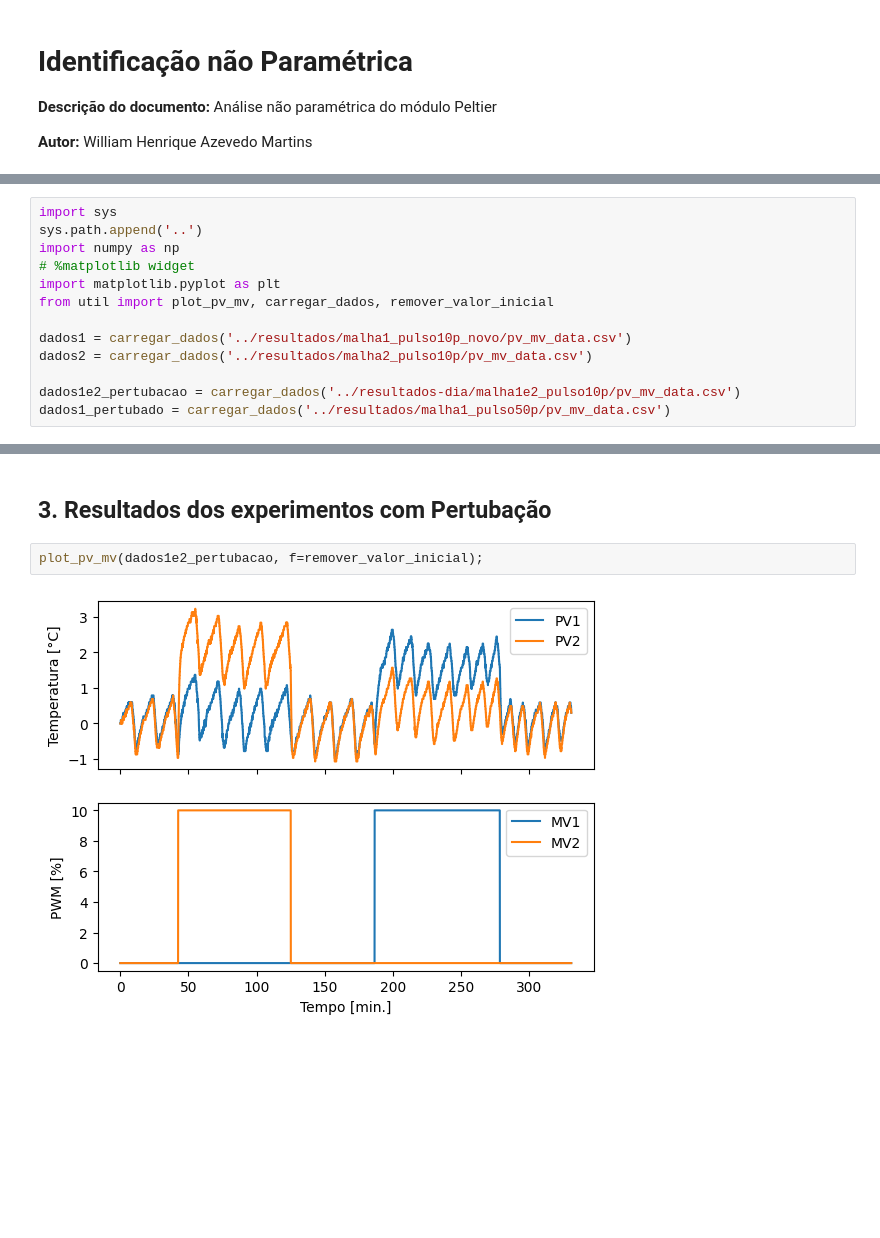
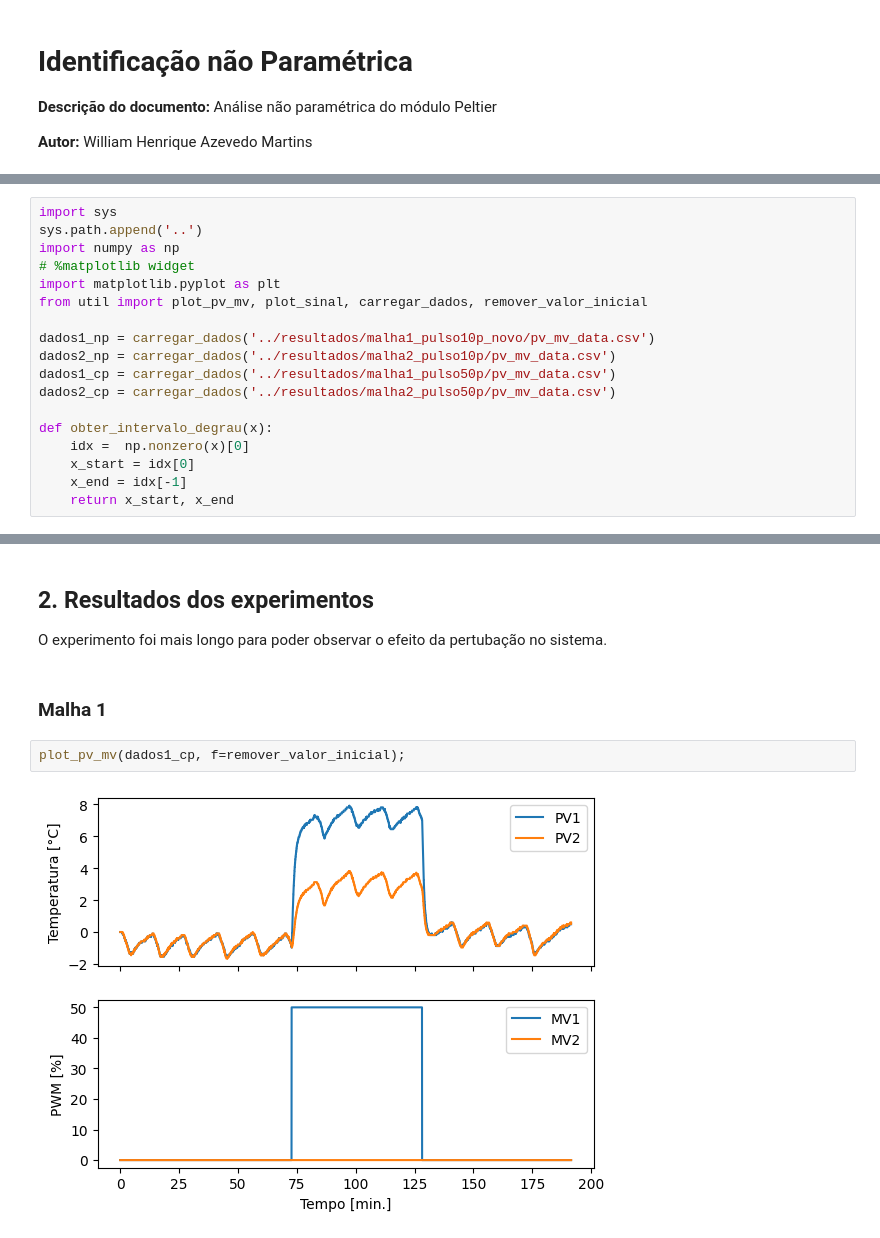
Before and after one commit to william-hazem/Model-Predictive-Control, a Jupyter notebook: identificacao/experimento.ipynb, the cells around one changed output, grey strips where cells are left out. Cells and saved outputs as stored; diff of their text form; blank space fills up the shorter version.

```diff
--- a/identificacao/experimento.ipynb
+++ b/identificacao/experimento.ipynb
@@ -31,10 +32,15 @@ sys.path.append('..')
 import numpy as np
 # %matplotlib widget
 import matplotlib.pyplot as plt
-from util import plot_pv_mv, carregar_dados, remover_valor_inicial
+from util import plot_pv_mv, plot_sinal, carregar_dados, remover_valor_inicial
 
-dados1 = carregar_dados('../resultados/malha1_pulso10p_novo/pv_mv_data.csv')
-dados2 = carregar_dados('../resultados/malha2_pulso10p/pv_mv_data.csv')
+dados1_np = carregar_dados('../resultados/malha1_pulso10p_novo/pv_mv_data.csv')
+dados2_np = carregar_dados('../resultados/malha2_pulso10p/pv_mv_data.csv')
+dados1_cp = carregar_dados('../resultados/malha1_pulso50p/pv_mv_data.csv')
+dados2_cp = carregar_dados('../resultados/malha2_pulso50p/pv_mv_data.csv')
 
-dados1e2_pertubacao = carregar_dados('../resultados-dia/malha1e2_pulso10p/pv_mv_data.csv')
-dados1_pertubado = carregar_dados('../resultados/malha1_pulso50p/pv_mv_data.csv')
+def obter_intervalo_degrau(x):
+    idx =  np.nonzero(x)[0]
+    x_start = idx[0]
+    x_end = idx[-1]
+    return x_start, x_end
@@ -57,6 +47,10 @@ plot_pv_mv(dados2, f=remover_valor_inicial);
 # %% [markdown]
-## 3. Resultados dos experimentos com Pertubação
+## 2. Resultados dos experimentos
+
+O experimento foi mais longo para poder observar o efeito da pertubação no sistema.
+# %% [markdown]
+### Malha 1
 # %%
-plot_pv_mv(dados1e2_pertubacao, f=remover_valor_inicial);
+plot_pv_mv(dados1_cp, f=remover_valor_inicial);
 # %% [output]
-[figure, old version]
+[figure, new version]
```
Also changed, not shown: parts of 33 cells of this notebook, 1 other file.
